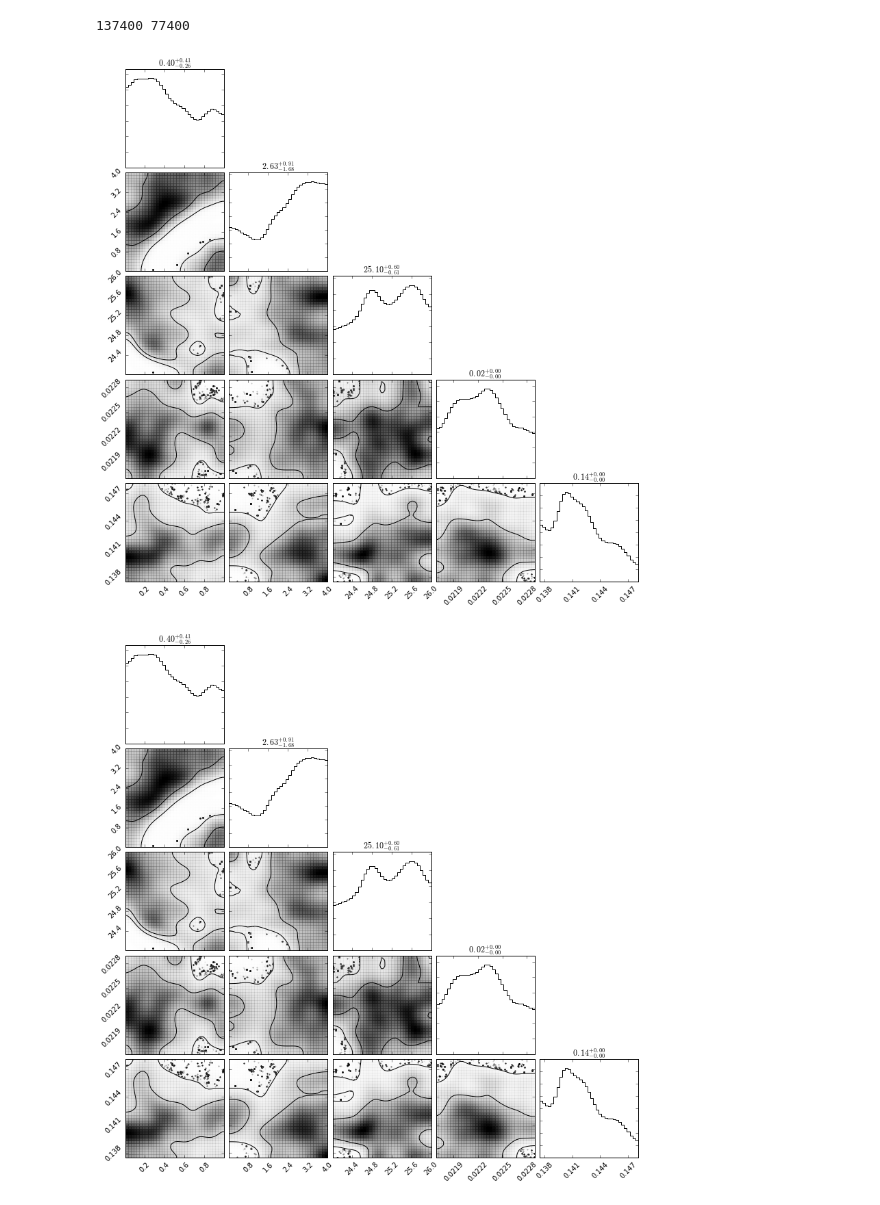
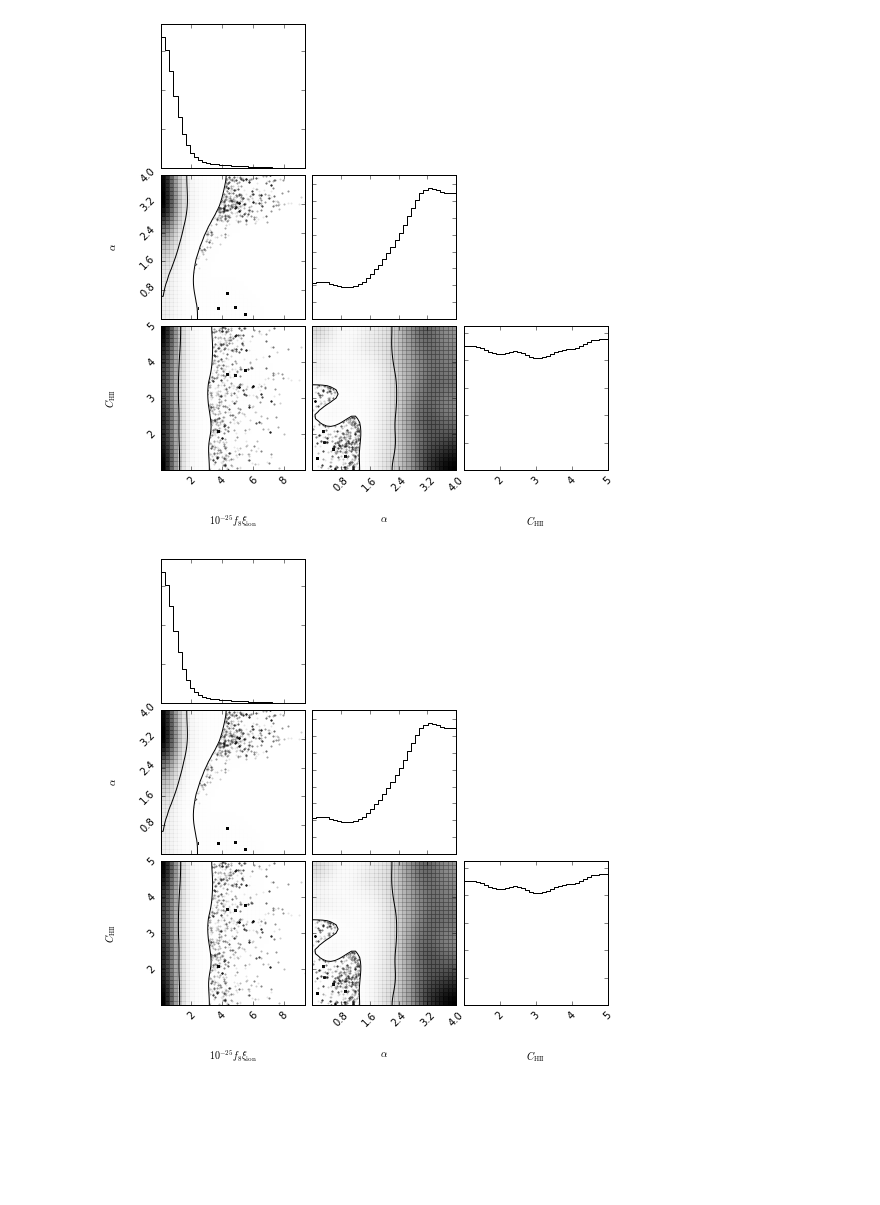
Before and after one commit to laynep/tau_calc_reion, a Jupyter notebook: tau_sampler.ipynb, the cells around one changed output. Saved outputs shown, nothing was run; the diff lists cells and outputs as text; code cells hidden in the pictures; blank space fills up the shorter version.

```diff
--- a/tau_sampler.ipynb
+++ b/tau_sampler.ipynb
@@ -536,38 +448,38 @@ for i in range(ndim):
 # %%
 import corner
 
 data = np.loadtxt('/Users/laynep/work/reionization/importance_sampler/python_implementation/'+'chain_power_TTTEEE.dat')
 
-to_plot = data[60000:,:]
+to_plot = data[50000:,:]
 to_plot2 = []
-#for here in to_plot:
-#    if here[-1]>25.0:# and here[3]<4 and here[3]>2 and here[4]<-9.5 and here[4]>-10.5 and here[5]>-0.36 and here[5]<-0.34 :
+xi_index = 4
+for here in to_plot:
+    if here[xi_index]>24.0:# and here[3]<4 and here[3]>2 and here[4]<-9.5 and here[4]>-10.5 and here[5]>-0.36 and here[5]<-0.34 :
 #        #here[-1]=10.0**here[-1]
-#        here2 = here
+
+        here2 = here
 #        #print here2, here2[1], here2[-1]
 #        #sys.exit()
-#        here2[1]=here2[1]*1e1**here2[3]*1e-25
+        here2[1]=here2[1]*1e1**here2[xi_index]*1e-25
         #to_plot2.append(here2[:-1])
-#        to_plot2.append(here2)
-to_plot = np.array(to_plot)
+        to_plot2.append(here2)
+to_plot = np.array(to_plot2)
 #to_plot = to_plot[0::2,:]
-print len(data), len(to_plot)
-to_plot = to_plot[:,1:]
+
+to_plot = to_plot[:, [1,2,3]]
 
 corner.corner(to_plot,
-              show_titles=True,
-              title=r'test',
+              #show_titles=True,
              #labels=[r'$10^{-25}f_8 \xi_{\rm ion}$',r'$\alpha$',r'$C_{\rm HII}$',r'$M_{\rm SF}$',r'$M_{\rm SF}^\prime$',r'$\log_{10} \xi_{\rm ion}$'],
-             #labels=[r'$10^{-25}f_8 \xi_{\rm ion}$',r'$\alpha$'],
+             labels=[r'$10^{-25}f_8 \xi_{\rm ion}$',r'$\alpha$',r'$C_{\rm HII}$',r'$\Omega_b h^2$',r'$\Omega_m h^2$'],
              levels=[0.68,0.95],
              bins=35,
              #quantiles=[0.5,0.9],
              plot_contours=True,
              smooth1d=2.5,
              smooth=3.0)
 # %% [output]
-137400 77400
-[figure, old version]
+[figure, new version]
-[figure, old version]
+[figure, new version]
 # %%
 plt.hist(to_plot[:,0])
```
Also changed, not shown: parts of 11 cells of this notebook, 21 other files.
